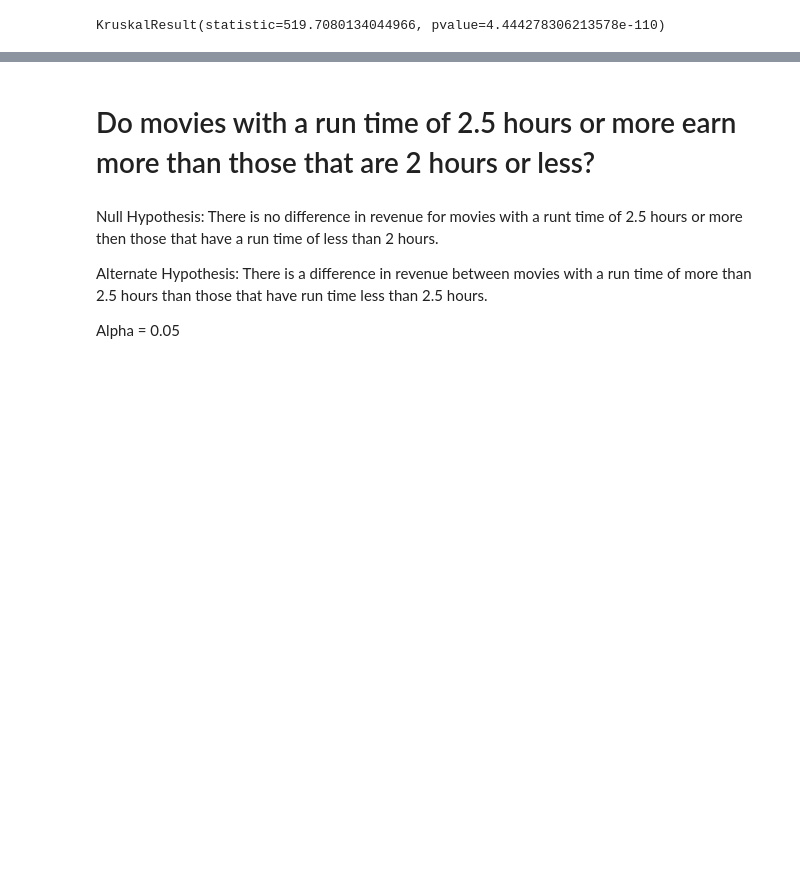
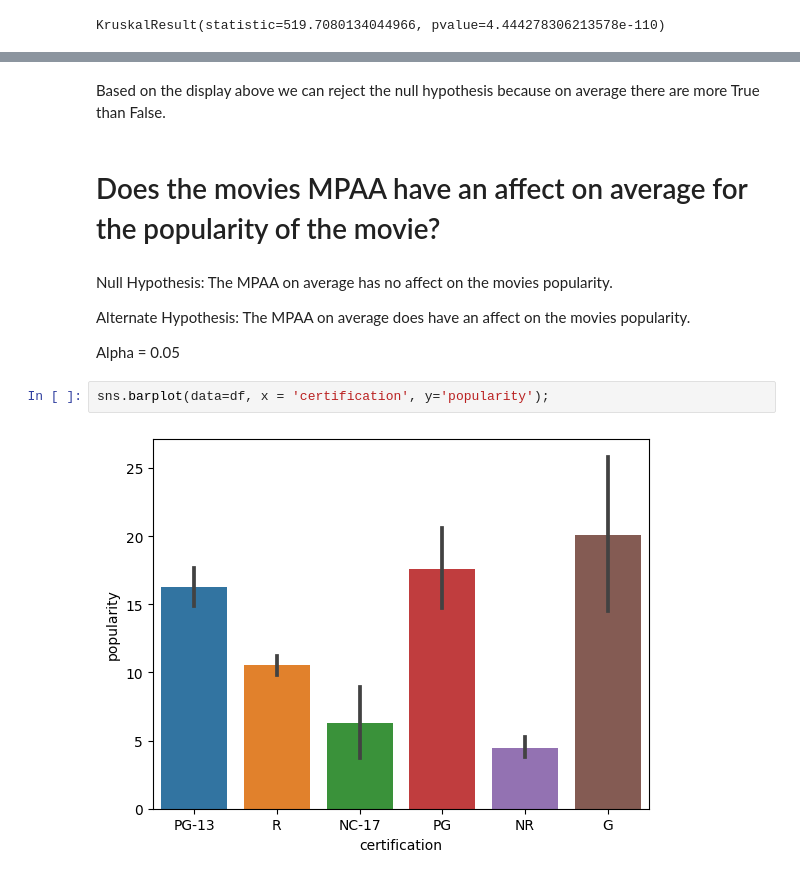
Before and after one commit to Jonathan-Hughes1524/Movie-Data, a Jupyter notebook: Movies Hypothesis Testing.ipynb, the cells around one changed output, grey strips where cells are left out. Saved outputs shown, nothing was run; the diff lists cells and outputs as text; blank space fills up the shorter version.

```diff
--- a/Movies Hypothesis Testing.ipynb
+++ b/Movies Hypothesis Testing.ipynb
@@ -601,8 +578,14 @@ result.pvalue < 0.05
+# %% [markdown]
+Based on the display above we can reject the null hypothesis because on average there are more True than False.
 # %% [markdown]
-# Do movies with a run time of 2.5 hours or more earn more than those that are 2 hours or less?
+# Does the movies MPAA have an affect on average for the popularity of the movie?
 # %% [markdown]
-Null Hypothesis: There is no difference in revenue for movies with a runt time of 2.5 hours or more then those that have a run time of less than 2 hours.
+Null Hypothesis: The MPAA on average has no affect on the movies popularity.
 
-Alternate Hypothesis: There is a difference in revenue between movies with a run time of more than 2.5 hours than those that have run time less than 2.5 hours.
+Alternate Hypothesis: The MPAA on average does have an affect on the movies popularity.
 
 Alpha = 0.05
+# %%
+sns.barplot(data=df, x = 'certification', y='popularity');
+# %% [output]
+[figure, added]
```
Also changed, not shown: parts of 57 cells of this notebook.
